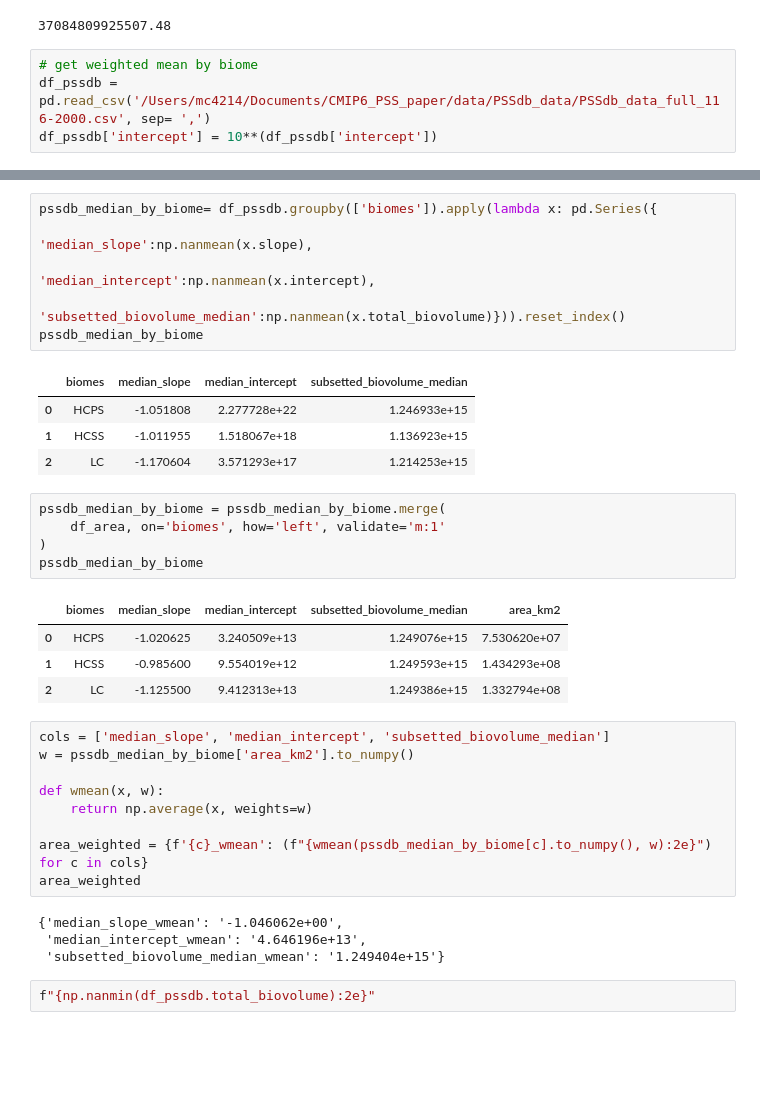
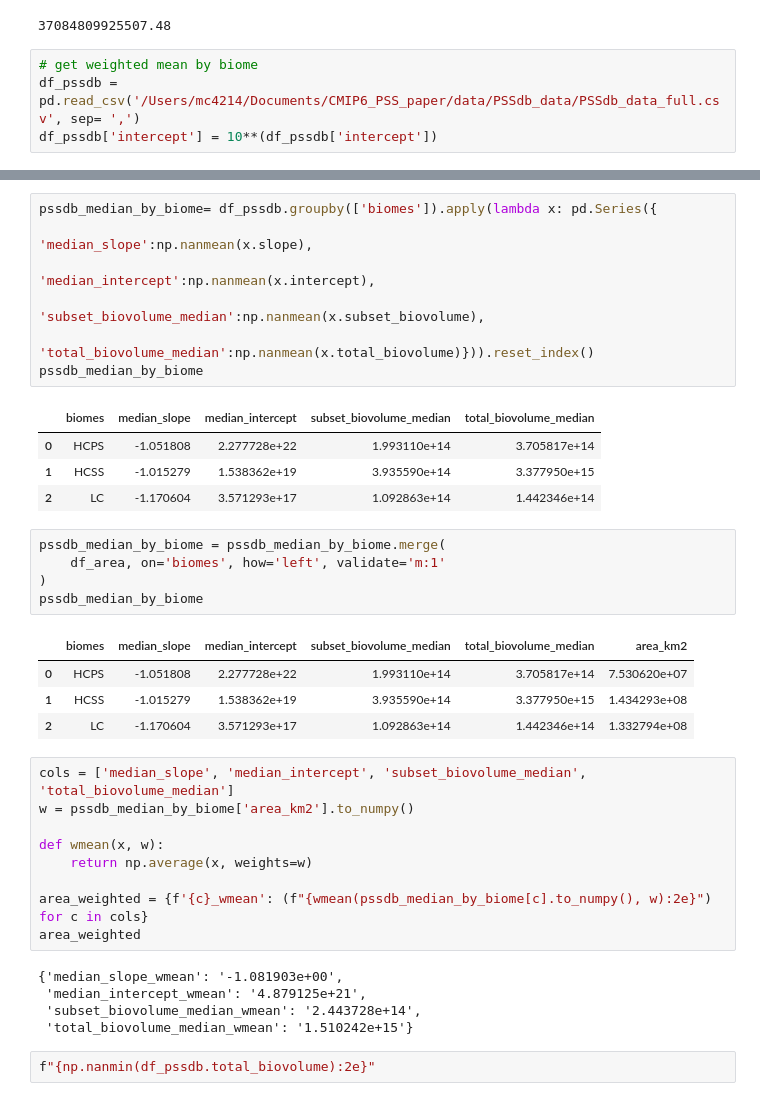
Before and after one commit to MarCorralesU/CMIP6_size_spectra, a Jupyter notebook: scripts/2_PSSdb_processing.ipynb, the cells around one changed output, grey strips where cells are left out. Saved outputs shown, nothing was run; the diff lists cells and outputs as text; blank space fills up the shorter version.

```diff
--- a/scripts/2_PSSdb_processing.ipynb
+++ b/scripts/2_PSSdb_processing.ipynb
@@ -662,5 +599,5 @@ np.nanmedian(10**(pssdb_biomes['intercept']))
 37084809925507.48
 # %%
 # get weighted mean by biome
-df_pssdb = pd.read_csv('/Users/mc4214/Documents/CMIP6_PSS_paper/data/PSSdb_data/PSSdb_data_full_116-2000.csv', sep= ',')
+df_pssdb = pd.read_csv('/Users/mc4214/Documents/CMIP6_PSS_paper/data/PSSdb_data/PSSdb_data_full.csv', sep= ',')
 df_pssdb['intercept'] = 10**(df_pssdb['intercept'])
@@ -667,26 +620,27 @@ df_pssdb['intercept'] = 10**(df_pssdb['intercept'])
 # %%
 pssdb_median_by_biome= df_pssdb.groupby(['biomes']).apply(lambda x: pd.Series({
                                                                     'median_slope':np.nanmean(x.slope),
                                                                     'median_intercept':np.nanmean(x.intercept),
-                                                                    'subsetted_biovolume_median':np.nanmean(x.total_biovolume)})).reset_index()
+                                                                    'subset_biovolume_median':np.nanmean(x.subset_biovolume),
+                                                                    'total_biovolume_median':np.nanmean(x.total_biovolume)})).reset_index()
 pssdb_median_by_biome
 # %% [output]
-|  | biomes | median_slope | median_intercept | subsetted_biovolume_median |
-| 0 | HCPS | -1.051808 | 2.277728e+22 | 1.246933e+15 |
-| 1 | HCSS | -1.011955 | 1.518067e+18 | 1.136923e+15 |
-| 2 | LC | -1.170604 | 3.571293e+17 | 1.214253e+15 |
+|  | biomes | median_slope | median_intercept | subset_biovolume_median | total_biovolume_median |
+| 0 | HCPS | -1.051808 | 2.277728e+22 | 1.993110e+14 | 3.705817e+14 |
+| 1 | HCSS | -1.015279 | 1.538362e+19 | 3.935590e+14 | 3.377950e+15 |
+| 2 | LC | -1.170604 | 3.571293e+17 | 1.092863e+14 | 1.442346e+14 |
 # %%
 pssdb_median_by_biome = pssdb_median_by_biome.merge(
     df_area, on='biomes', how='left', validate='m:1'
 )
 pssdb_median_by_biome
 # %% [output]
-|  | biomes | median_slope | median_intercept | subsetted_biovolume_median | area_km2 |
-| 0 | HCPS | -1.020625 | 3.240509e+13 | 1.249076e+15 | 7.530620e+07 |
-| 1 | HCSS | -0.985600 | 9.554019e+12 | 1.249593e+15 | 1.434293e+08 |
-| 2 | LC | -1.125500 | 9.412313e+13 | 1.249386e+15 | 1.332794e+08 |
+|  | biomes | median_slope | median_intercept | subset_biovolume_median | total_biovolume_median | area_km2 |
+| 0 | HCPS | -1.051808 | 2.277728e+22 | 1.993110e+14 | 3.705817e+14 | 7.530620e+07 |
+| 1 | HCSS | -1.015279 | 1.538362e+19 | 3.935590e+14 | 3.377950e+15 | 1.434293e+08 |
+| 2 | LC | -1.170604 | 3.571293e+17 | 1.092863e+14 | 1.442346e+14 | 1.332794e+08 |
 # %%
-cols = ['median_slope', 'median_intercept', 'subsetted_biovolume_median']
+cols = ['median_slope', 'median_intercept', 'subset_biovolume_median', 'total_biovolume_median']
 w = pssdb_median_by_biome['area_km2'].to_numpy()
 
 def wmean(x, w):
@@ -695,9 +649,10 @@ def wmean(x, w):
 area_weighted = {f'{c}_wmean': (f"{wmean(pssdb_median_by_biome[c].to_numpy(), w):2e}") for c in cols}
 area_weighted
 # %% [output]
-{'median_slope_wmean': '-1.046062e+00',
- 'median_intercept_wmean': '4.646196e+13',
- 'subsetted_biovolume_median_wmean': '1.249404e+15'}
+{'median_slope_wmean': '-1.081903e+00',
+ 'median_intercept_wmean': '4.879125e+21',
+ 'subset_biovolume_median_wmean': '2.443728e+14',
+ 'total_biovolume_median_wmean': '1.510242e+15'}
 # %%
 f"{np.nanmin(df_pssdb.total_biovolume):2e}"
 # %% [output]
```
Also changed, not shown: parts of 73 cells of this notebook.
